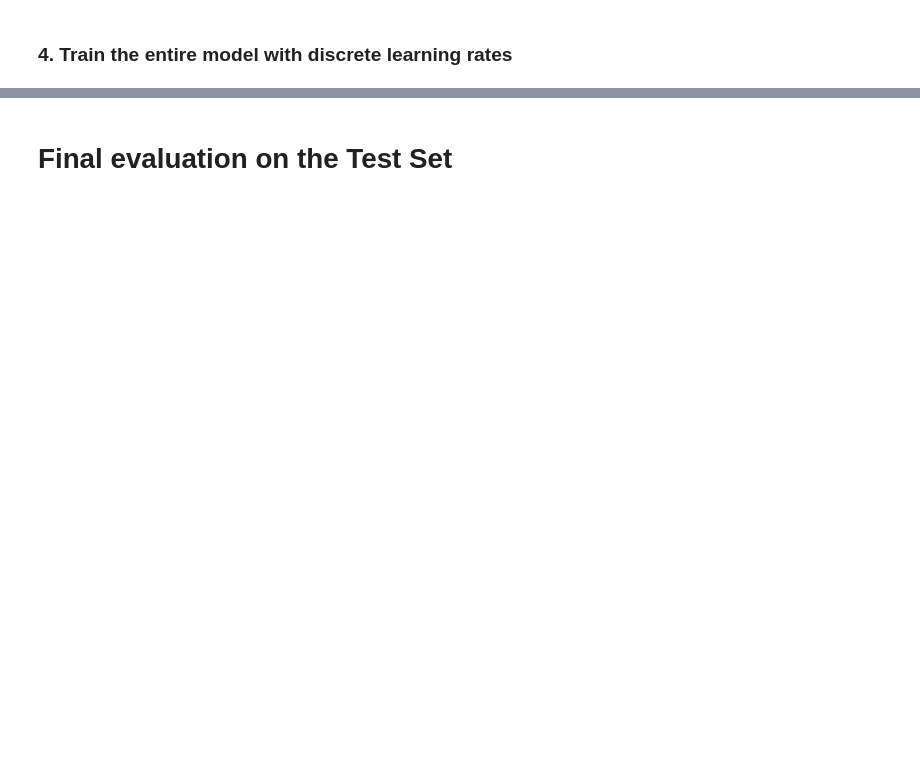
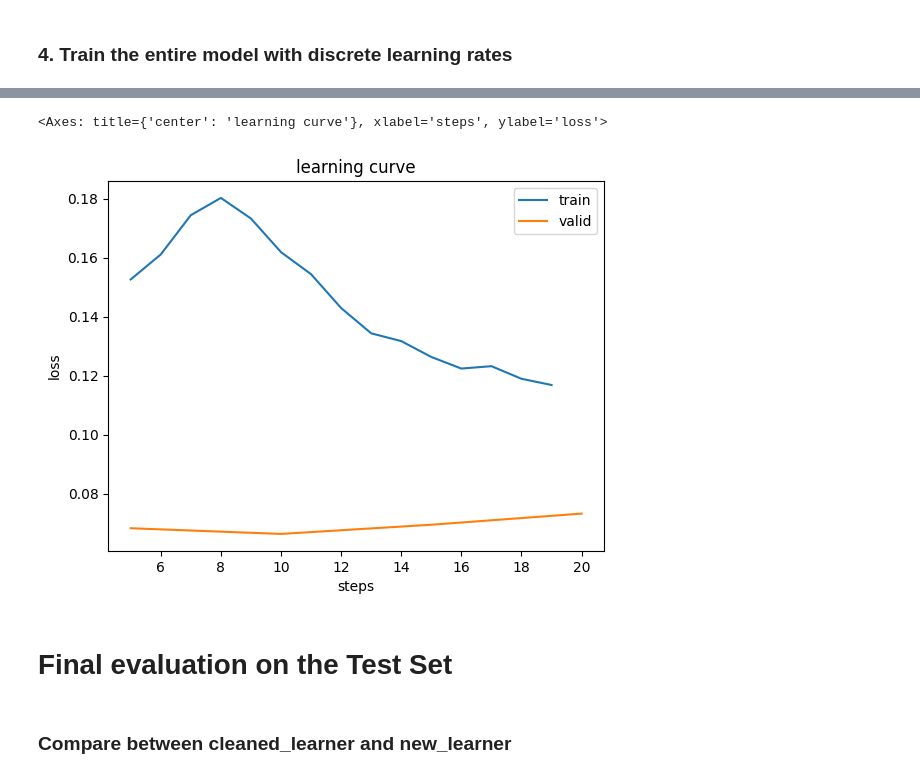
Before and after one commit to Ali-Data/coke-vs-pepsi-classifier, a Jupyter notebook: model/classifier.ipynb, the cells around one changed output, grey strips where cells are left out. Drawn from its saved outputs; the diff is of its cells as text; code cells hidden in the pictures; blank space fills up the shorter version.

```diff
--- a/model/classifier.ipynb
+++ b/model/classifier.ipynb
@@ -236,6 +251,6 @@ SuggestedLRs(valley=6.30957365501672e-05)
 # %%
 
 print("Step 2: Train the entire model (Unfrozen)...")
-cleaned_learner.fit_one_cycle(8, lr_max=slice(1e-6, 1e-4))
+new_learner.fit_one_cycle(8, lr_max=slice(1e-6, 1e-4))
 # %% [output]
 Step 2: Train the entire model (Unfrozen)...
@@ -243,3 +265,8 @@ NameError: name 'cleaned_learner' is not defined
+# %%
+new_learner.recorder.plot_loss()
+# %% [output]
+<Axes: title={'center': 'learning curve'}, xlabel='steps', ylabel='loss'>
+[figure, added]
 # %% [markdown]
 # Final evaluation on the Test Set
 # %%
@@ -264,0 +280,2 @@ print(f"Final Accuracy on Test Set: {1 - results[1]:.4f}")
+# %% [markdown]
+### Compare between cleaned_learner and new_learner
```
Also changed, not shown: parts of 18 cells of this notebook, 2 other files.
